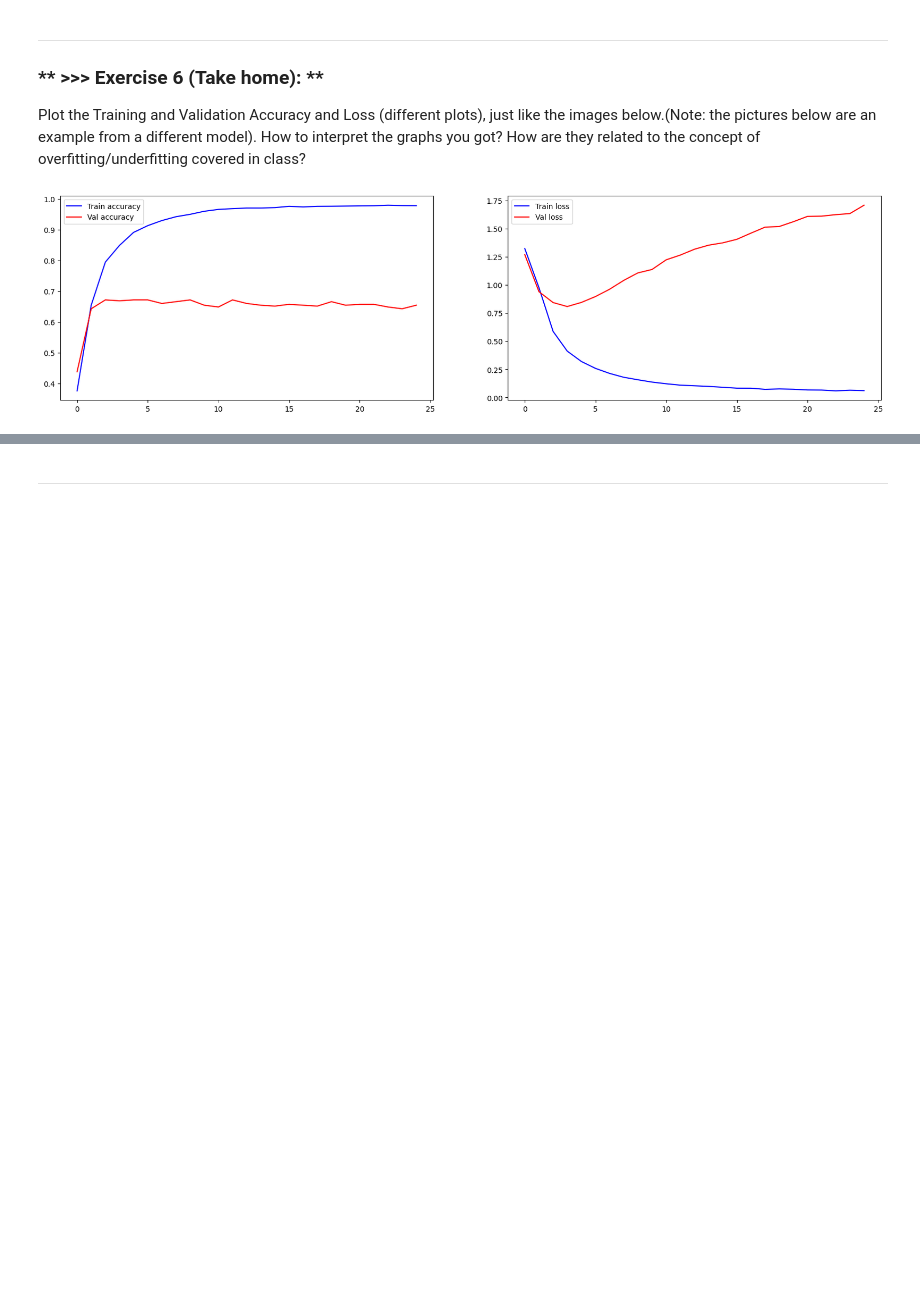
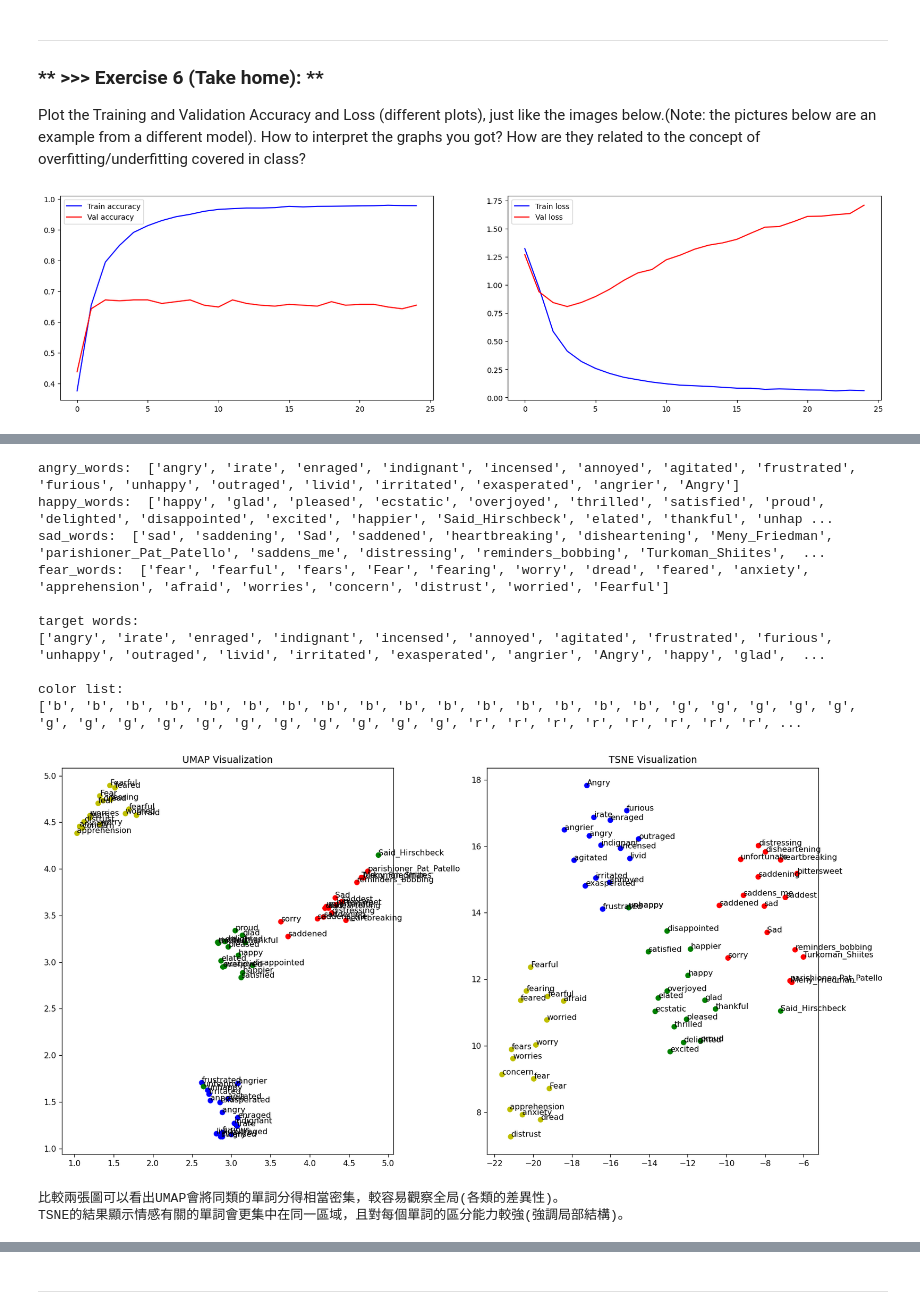
Before and after one commit to chiawei0822/DM2024-Lab2-Homework, a Jupyter notebook: DM2024-Lab2-Homework.ipynb, the cells around one changed output, grey strips where cells are left out. Cells and saved outputs as stored; diff of their text form; code cells hidden in the pictures; blank space fills up the shorter version.

```diff
--- a/DM2024-Lab2-Homework.ipynb
+++ b/DM2024-Lab2-Homework.ipynb
@@ -223,0 +250,78 @@ plt.show()
+# %%
+# Answer here
+word_list = ['angry', 'happy', 'sad', 'fear']
+
+topn = 15
+angry_words = ['angry'] + [word_ for word_, sim_ in w2v_google_model.most_similar('angry', topn=topn)]
+happy_words = ['happy'] + [word_ for word_, sim_ in w2v_google_model.most_similar('happy', topn=topn)]
+sad_words = ['sad'] + [word_ for word_, sim_ in w2v_google_model.most_similar('sad', topn=topn)]
+fear_words = ['fear'] + [word_ for word_, sim_ in w2v_google_model.most_similar('fear', topn=topn)]
+
+print('angry_words: ', angry_words)
+print('happy_words: ', happy_words)
+print('sad_words: ', sad_words)
+print('fear_words: ', fear_words)
+
+target_words = angry_words + happy_words + sad_words + fear_words
+print('\ntarget words: ')
+print(target_words)
+
+print('\ncolor list:')
+cn = topn + 1
+color = ['b'] * cn + ['g'] * cn + ['r'] * cn + ['y'] * cn
+print(color)
+## w2v model
+model = w2v_google_model
+
+## prepare training word vectors
+size = 200
+target_size = len(target_words)
+all_word = list(model.index_to_key)
+word_train = target_words + all_word[:size]
+X_train = model[word_train]
+
+## TSNE model
+tsne_model = TSNE(n_components=2, metric='cosine', random_state=28)
+
+## training
+X_tsne = tsne_model.fit_transform(X_train)
+
+## UMAP model
+umap_model = umap.UMAP(n_components=2, metric='cosine', random_state=28)
+
+## training
+X_umap = umap_model.fit_transform(X_train)
+
+## plot the results side by side
+fig, axes = plt.subplots(1, 2, figsize=(15, 7.5), dpi=115)
+
+# Plot UMAP result
+axes[0].scatter(X_umap[:target_size, 0], X_umap[:target_size, 1], c=color)
+for label, x, y in zip(target_words, X_umap[:target_size, 0], X_umap[:target_size, 1]):
+    axes[0].annotate(label, xy=(x, y), xytext=(0, 0), textcoords='offset points')
+axes[0].set_title("UMAP Visualization")
+
+# Plot TSNE result
+axes[1].scatter(X_tsne[:target_size, 0], X_tsne[:target_size, 1], c=color)
+for label, x, y in zip(target_words, X_tsne[:target_size, 0], X_tsne[:target_size, 1]):
+    axes[1].annotate(label, xy=(x, y), xytext=(0, 0), textcoords='offset points')
+axes[1].set_title("TSNE Visualization")
+
+plt.tight_layout()
+plt.show()
+print('比較兩張圖可以看出UMAP會將同類的單詞分得相當密集，較容易觀察全局(各類的差異性)。')
+print('TSNE的結果顯示情感有關的單詞會更集中在同一區域，且對每個單詞的區分能力較強(強調局部結構)。')
+# %% [output]
+angry_words:  ['angry', 'irate', 'enraged', 'indignant', 'incensed', 'annoyed', 'agitated', 'frustrated', 'furious', 'unhappy', 'outraged', 'livid', 'irritated', 'exasperated', 'angrier', 'Angry']
+happy_words:  ['happy', 'glad', 'pleased', 'ecstatic', 'overjoyed', 'thrilled', 'satisfied', 'proud', 'delighted', 'disappointed', 'excited', 'happier', 'Said_Hirschbeck', 'elated', 'thankful', 'unhap ...
+sad_words:  ['sad', 'saddening', 'Sad', 'saddened', 'heartbreaking', 'disheartening', 'Meny_Friedman', 'parishioner_Pat_Patello', 'saddens_me', 'distressing', 'reminders_bobbing', 'Turkoman_Shiites',  ...
+fear_words:  ['fear', 'fearful', 'fears', 'Fear', 'fearing', 'worry', 'dread', 'feared', 'anxiety', 'apprehension', 'afraid', 'worries', 'concern', 'distrust', 'worried', 'Fearful']
+
+target words:
+['angry', 'irate', 'enraged', 'indignant', 'incensed', 'annoyed', 'agitated', 'frustrated', 'furious', 'unhappy', 'outraged', 'livid', 'irritated', 'exasperated', 'angrier', 'Angry', 'happy', 'glad',  ...
+
+color list:
+['b', 'b', 'b', 'b', 'b', 'b', 'b', 'b', 'b', 'b', 'b', 'b', 'b', 'b', 'b', 'b', 'g', 'g', 'g', 'g', 'g', 'g', 'g', 'g', 'g', 'g', 'g', 'g', 'g', 'g', 'g', 'g', 'r', 'r', 'r', 'r', 'r', 'r', 'r', 'r', ...
+[figure, added]
+比較兩張圖可以看出UMAP會將同類的單詞分得相當密集，較容易觀察全局(各類的差異性)。
+TSNE的結果顯示情感有關的單詞會更集中在同一區域，且對每個單詞的區分能力較強(強調局部結構)。
```
Also changed, not shown: parts of 24 cells of this notebook.
